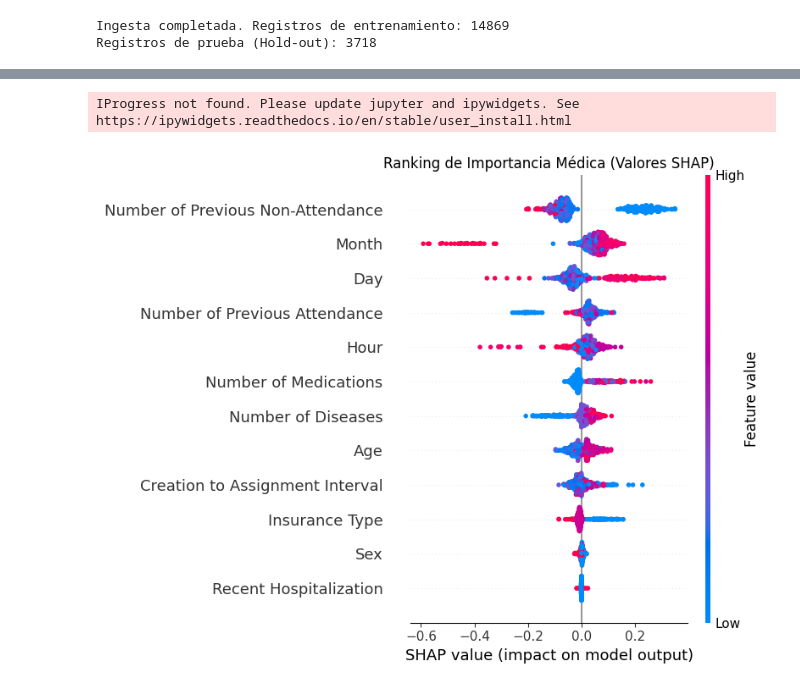
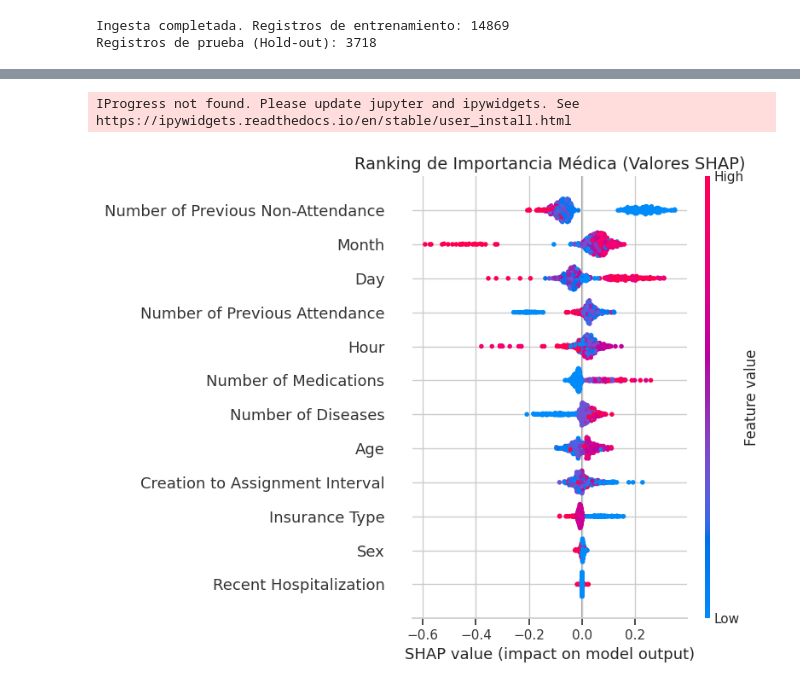
Before and after one commit to lanavia-uai/ML_Replication_Valle_del_Lili, a Jupyter notebook: 01_Replication_Analysis_and_Model_Training.ipynb, the cells around one changed output, grey strips where cells are left out. Drawn from its saved outputs; the diff is of its cells as text; code cells hidden in the pictures.

```diff
--- a/01_Replication_Analysis_and_Model_Training.ipynb
+++ b/01_Replication_Analysis_and_Model_Training.ipynb
@@ -20,7 +29,9 @@ from sklearn.model_selection import train_test_split
 from sklearn.preprocessing import StandardScaler
 
 # 1. Carga de la base de datos (18,587 registros)
-df = pd.read_csv('database_non-shows.csv')
+# Usamos el link "RAW" del repositorio para asegurar portabilidad en Colab
+url = 'https://raw.githubusercontent.com/lanavia-uai/ML_Replication_Valle_del_Lili/main/database_non-shows.csv'
+df = pd.read_csv(url)
 
 # 2. Separación de variables (X) y objetivo (y)
 # 'Appointment Type' es nuestro target (0: Ausencia, 1: Asistencia)
@@ -28,11 +39,10 @@ X = df.drop('Appointment Type', axis=1)
 y = df['Appointment Type']
 
 # 3. División del dataset (Hold-out inicial para validación real)
-# Usamos stratify=y para replicar la proporción de inasistencias del paper
+# El estado aleatorio 42 (una semilla aleatoria constante) asegura que los resultados sean replicables
 X_train, X_test, y_train, y_test = train_test_split(X, y, test_size=0.2, random_state=42, stratify=y)
 
-# 4. Estandarización de características
-# Esencial para modelos como SVM y para mejorar la convergencia de redes neuronales
+# 4. Estandarización profesional de características
 scaler = StandardScaler()
 X_train_scaled = scaler.fit_transform(X_train)
 X_test_scaled = scaler.transform(X_test)
@@ -230,26 +330,27 @@ Este gráfico de "enjambre" (Beeswarm plot) nos permite ver no solo **cuál** va
 # %%
 import shap
 import matplotlib.pyplot as plt
 import pandas as pd
 from sklearn.ensemble import RandomForestClassifier
 
-# 1. Reconstrucción del Modelo para Análisis (Simulando la potencia del Bagging optimizado)
-# Usamos los parámetros que encontramos en el Grid Search
+# 1. Reconstrucción del Modelo para Análisis (Usando los parámetros óptimos del Grid Search)
+# Usamos un RandomForest con los parámetros optimizados para que SHAP pueda leerlo
 explainer_model = RandomForestClassifier(n_estimators=500, random_state=42)
 explainer_model.fit(X_res, y_res)
 
-# 2. Cálculo de Valores SHAP
+# 2. Cálculo de Valores SHAP mediante TreeExplainer
 explainer = shap.TreeExplainer(explainer_model)
-# Usamos una muestra de 500 pacientes del set de prueba para la explicación
+
+# 3. Selección de una muestra para la explicación (500 pacientes del set de prueba)
 X_test_sample = pd.DataFrame(X_test_scaled, columns=X.columns).sample(n=500, random_state=42)
 shap_values = explainer.shap_values(X_test_sample)
 
-# 3. Visualización del impacto de las variables (Réplica Figura 7 del paper)
+# 4. Visualización del impacto de las variables (Réplica de la Figura 7 del paper)
 plt.figure(figsize=(10, 8))
-plt.title("Ranking de Importancia Médica (Valores SHAP)")
-# Mostramos la clase 1 (Asistencia) para ver qué factores la promueven
+plt.title("Ranking de Importancia Médica (Valores SHAP)", fontsize=14)
+# Visualizamos el impacto para la clase 1 (Asistencia)
 shap.summary_plot(shap_values[1], X_test_sample, show=False)
 plt.show()
 # %% [output]
 IProgress not found. Please update jupyter and ipywidgets. See https://ipywidgets.readthedocs.io/en/stable/user_install.html
-[figure, old version]
+[figure, new version]
```
Also changed, not shown: parts of 20 cells of this notebook.
